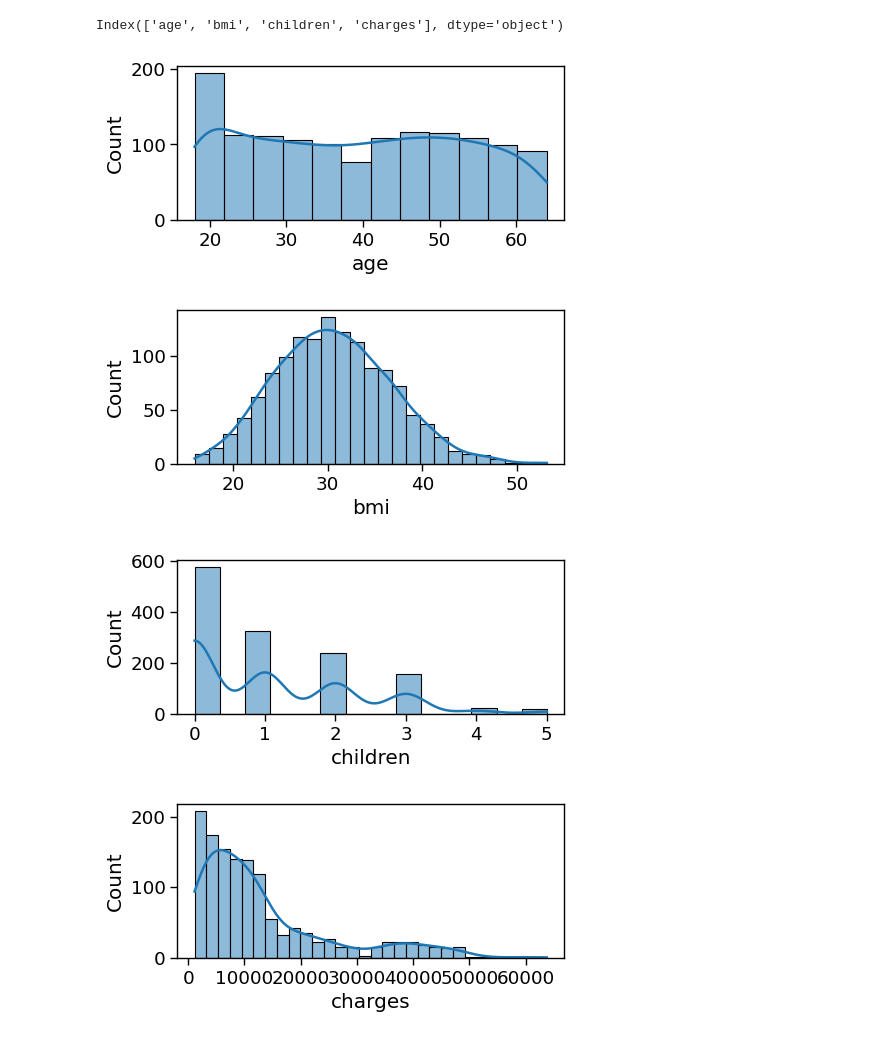
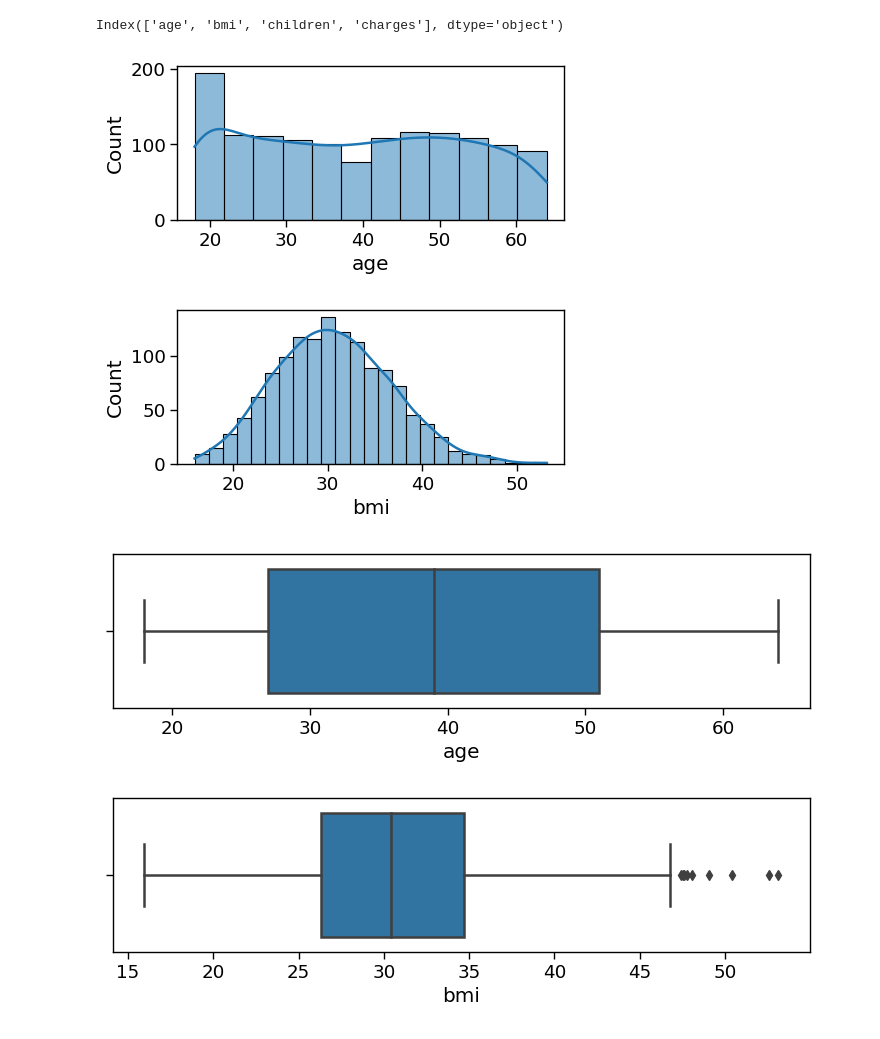
Before and after one commit to dibkb/tensorflow-udemy, a Jupyter notebook: Medical costs.ipynb, the cells around one changed output. Drawn from its saved outputs; the diff is of its cells as text; code cells hidden in the pictures.

```diff
--- a/Medical costs.ipynb
+++ b/Medical costs.ipynb
@@ -65,12 +94,20 @@ numerical_columns
 Index(['age', 'bmi', 'children', 'charges'], dtype='object')
 # %%
 # visualize the distribution of the numerical columns
-for cat in numerical_columns:
-    sns.set_context("paper", font_scale=1.5, rc={"lines.linewidth": 1.8})
-    fig,ax = plt.subplots(figsize = (5,2))
-    sns.histplot(data[cat],kde = True)
+for cat in numerical_columns[:-1]:
+    if(cat != "children"):
+        sns.set_context("paper", font_scale=1.5, rc={"lines.linewidth": 1.8})
+        fig,ax = plt.subplots(figsize = (5,2))
+        sns.histplot(data[cat],kde = True)
 # %% [output]
 [figure]
 [figure]
-[figure, removed]
-[figure, removed]
+# %%
+for cat in numerical_columns[:-1]:
+    if(cat != "children"):
+        fig,ax = plt.subplots(figsize = (9,2))
+        color = np.random.rand(3,)
+        ax = sns.boxplot(x=data[cat])
+# %% [output]
+[figure, added]
+[figure, added]
```
Also changed, not shown: parts of 28 cells of this notebook.
